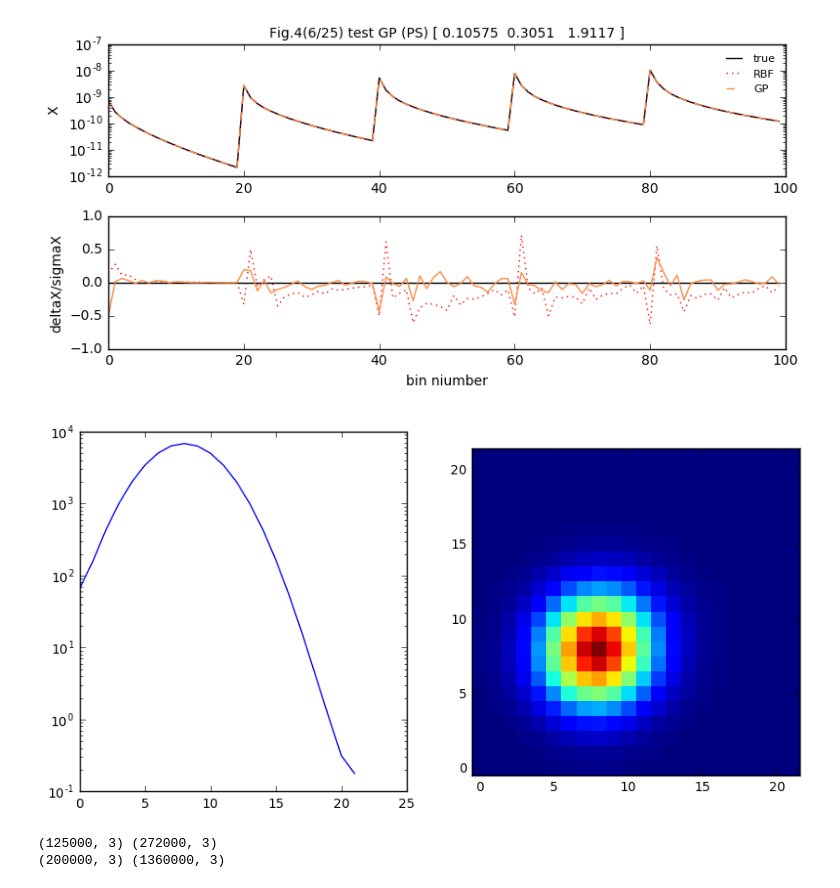
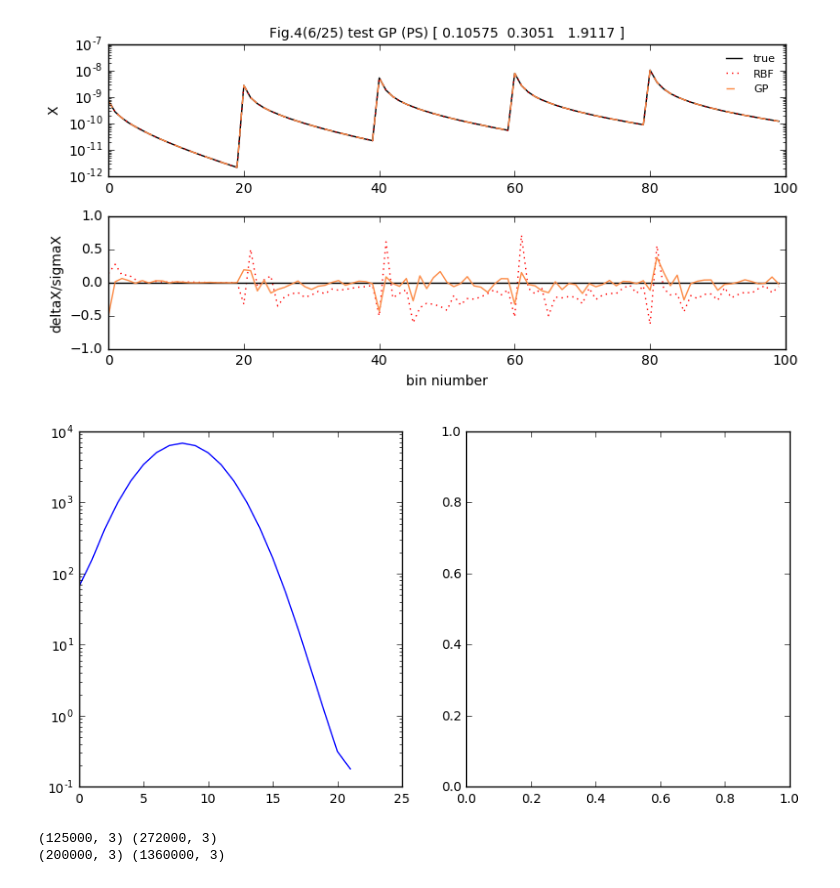
Before and after one commit to liuxx479/PDFs, a Jupyter notebook: likelihood.ipynb, the cells around one changed output. Drawn from its saved outputs; the diff is of its cells as text; code cells hidden in the pictures.

```diff
--- a/likelihood.ipynb
+++ b/likelihood.ipynb
@@ -567,11 +672,11 @@ interp_rbf = WLanalysis.buildInterpolator(y,x)
 # %%
 f, axes=subplots(1,2, figsize=(10,5))
 axes[0].plot(pdf1dN[0,0])
-axes[1].imshow(pdf2dN[0,0],origin=0,interpolation='nearest')
+#axes[1].imshow(pdf2dN[0,0],origin=0,interpolation='nearest')
 axes[0].set_yscale('log')
 show()
 # %% [output]
-[figure, old version]
+[figure, new version]
 # %%
 def plothead (chain):
     f, axes = subplots(1,3,figsize=(10,3))
```
Also changed, not shown: parts of 42 cells of this notebook.
